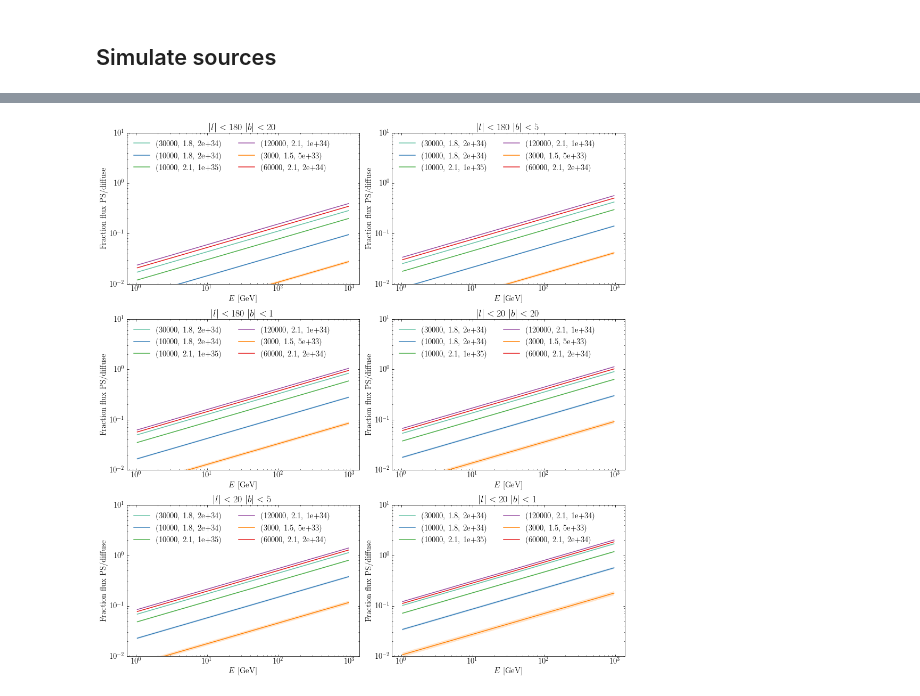
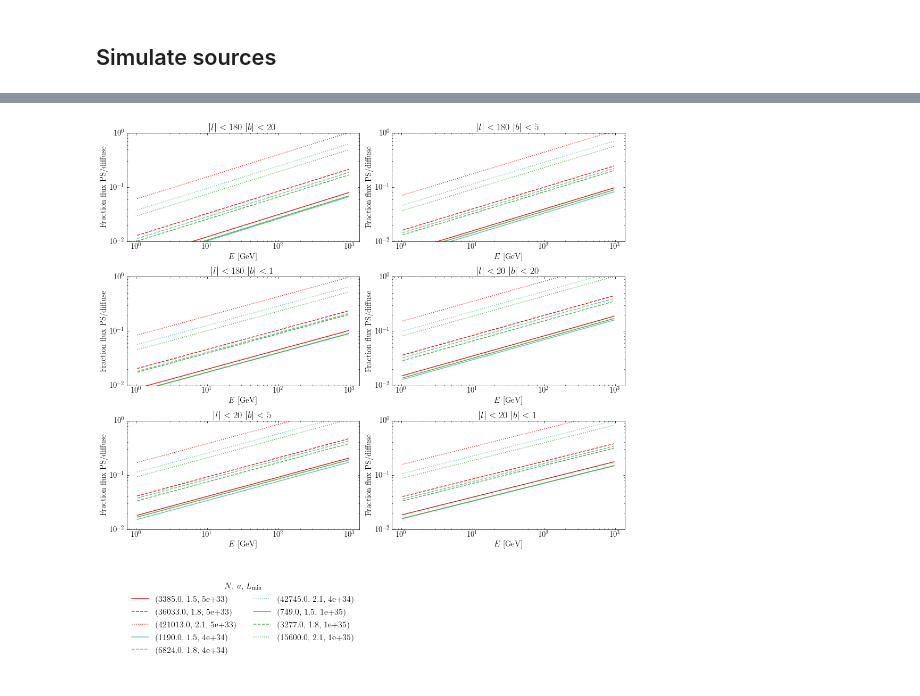
Before and after one commit to martp91/y-rays-UPS, a Jupyter notebook: sim_gamma_sources.ipynb, the cells around one changed output, grey strips where cells are left out. Cells and saved outputs as stored; diff of their text form; code cells hidden in the pictures.

```diff
--- a/sim_gamma_sources.ipynb
+++ b/sim_gamma_sources.ipynb
@@ -362,15 +446,15 @@ for ilb in lb:
     E_diff = E_diff[mask_E_diff]
     spec = spec[mask_E_diff]
     err = error[mask_E_diff]
-    fit,cov = curve_fit(fitfunc,np.log10(E_diff),
-                        np.log10(spec),sigma=error[mask_E_diff]/spec)
 
+    fit,cov = fit_index(E_diff,spec,err,model=modelfunc,p0=[-7,2.7])
     fit27,cov27 = fit_index(E_diff,spec,err,model=model27,p0=[-7])
+
     ####
     ####This matters a lot!
-    diff_index = 2.7#fit[0]
+    diff_index = fit[1]
 
-    fitted_spec = plotfunc(E,diff_index,10**fit27[0]) ##If this is a softer spectra this matters a lot!
+    fitted_spec = plotfunc(E,diff_index,10**fit[0]) ##If this is a softer spectra this matters a lot!
 
     spec_diff_lb.append(fitted_spec)
 # %% [markdown]
@@ -631,14 +723,16 @@ def plot_trend(l_i,l_i_err,options=['test']):
 # %%
 ###Example run
 
-R_spec1,std_R1,lb_frac,std_lb_frac = ave_samples(500,Nsnr=30000,LF_i_snr=1.8,
-                            Lmin_snr=2e34,Lmax_snr=2e39,
+#Nn = [3000,10000,30000,60000]
+
+
+R_spec1,std_R1,lb_frac,std_lb_frac = ave_samples(10,Nsnr=12000,LF_i_snr=1.8,
+                            Lmin_snr=2e34,Lmax_snr=5e38,
                             plothist=True,printstatements=False,
                            alpha=alp,beta=bet,H=H,
-                           hist_3fgl=hist_3fgl_all,ft=5e-10,spectrum=intp_3fgl_snr_normed)
+                           hist_3fgl=hist_3fgl_snr,ft=5e-9,spectrum=intp_3fgl_snr_normed)
 
 l1, l1_err = plot_spec(R_spec1,std_R1,plot=True)
-
 # mp[mp==0]=1e-14
 # mp = np.log10(mp)
 # fig = plt.figure(figsize=(25,10))
@@ -653,5 +747,5 @@ l1, l1_err = plot_spec(R_spec1,std_R1,plot=True)
 # im = ax.imshow(mp[:,:],cmap='hot',vmin=-12,vmax=-5)
 # fig.colorbar(im,orientation='horizontal',shrink=0.5)
 
-#plot_trend([l1],[l1_err])
+plot_trend([l1],[l1_err])
 # %% [output]
@@ -717,31 +836,78 @@ Doing 10 sample galaxys with 60000 sources,LF_i = 2.1, this might take some time
 # %%
 ###Plot the fraction of unresolved/diffuse at different l,b
 
 fig = plt.figure(figsize=(14,16))
-gs = gridspec.GridSpec(3,2)
+gs = gridspec.GridSpec(4,2)
 
 for di in range(len(lb)):
     #print "At abs(l,b):",lb[di]
     gsi = gridspec.GridSpecFromSubplotSpec(1,1,subplot_spec=gs[di])
     ax = plt.Subplot(fig,gs[di])
     for i,sf in enumerate(frac_op[:,di]):
+        if options[i][1]==1.5:
+            _ls = '-'
+        if options[i][1]==1.9:
+            _ls = '-.'
+        elif options[i][1]==1.8:
+            _ls = '--'
+        elif options[i][1]==2.1:
+            _ls = ':'
+        if options[i][2]==5e33:
+            color = colors[5] #red
+            _ms = 'x'
+        elif options[i][2]==4e34:
+            color = colors[0] #blue
+            _ms = 'd'
+        elif options[i][2]== 1e35:
+            color= colors[2] #green
+            _ms = 's'
         #print options_print[i]
         div = frac_op[i,di]
-        ax.loglog(E,div,color=colors[i],label=options[i])
-        ax.fill_between(E,div-std_frac_op[i,di],div+std_frac_op[i,di],alpha=0.2,facecolor=colors[i])
+        ax.loglog(E,div,label=options[i],ls=_ls,color=color)#marker=_ms,ms=1)
+        #ax.fill_between(E,div-std_frac_op[i,di],div+std_frac_op[i,di],alpha=0.2)#,facecolor=colors[i])
         ax.set_xscale('log',nonposx='clip')
         ax.set_yscale('log',nonposy='clip')
         #print "At %.1f GeV the fraction is %.2f "%(E[iE100],div[iE100])
-    ax.set_ylim([0.01,10])
+    ax.set_ylim([0.01,1])
     ax.set_title(r'$|l| < %s \ |b| < %s$'%lb[di],fontsize=18)
     ax.tick_params(direction='in',which='both',top='on',right='on',labelsize=15)
     ax.set_xlabel(r"$E$ [GeV]",fontsize=15)
     ax.set_ylabel('Fraction flux PS/diffuse',fontsize=15)
     fig.add_subplot(ax)
-    plt.legend(loc=2,frameon=False,fontsize=15,ncol=2)#, title=options_labels[0:4])
+    #plt.legend(loc=2,frameon=False,fontsize=15,ncol=2)#, title=options_labels[0:4])
 ##Plot legend in seperate subplot
+gsi = gridspec.GridSpecFromSubplotSpec(2,1,subplot_spec=gs[di+1])
+ax = plt.Subplot(fig,gs[di+1])
+
+ax.set_frame_on(False)
+ax.get_xaxis().set_visible(False)
+ax.get_yaxis().set_visible(False)
+for i,sf in enumerate(frac_op[:,di]):
+    div = frac_op[i,di]
+    if options[i][1]==1.5:
+            _ls = '-'
+    if options[i][1]==1.9:
+        _ls = '-.'
+    elif options[i][1]==1.8:
+        _ls = '--'
+    elif options[i][1]==2.1:
+        _ls = ':'
+    if options[i][2]==5e33:
+        color = colors[5] #red
+        _ms = 'x'
+    elif options[i][2]==4e34:
+        color = colors[0] #blue
+        _ms = 'd'
+    elif options[i][2]== 1e35:
+        color= colors[2] #green
+        _ms = 's'
+    ax.plot(0,0,label=options[i],ls=_ls,color=color)
+
+fig.add_subplot(ax)
+lg = plt.legend(loc=10,title=r'$N$, $a$, $L_{\rm min}$',frameon=False,ncol=2,fontsize=16)
+lg.get_title().set_fontsize(16)
 #fig2.suptitle(r'PS index = %s, diffuse index = 2.52-2.61'%(snr_index),fontsize=16)
 fig.tight_layout(rect=[0, 0.03, 1, 0.95])
 plt.savefig('fraction_ps_diffuse.pdf')
 # %% [output]
-[figure, old version]
+[figure, new version]
```
Also changed, not shown: parts of 9 cells of this notebook.
